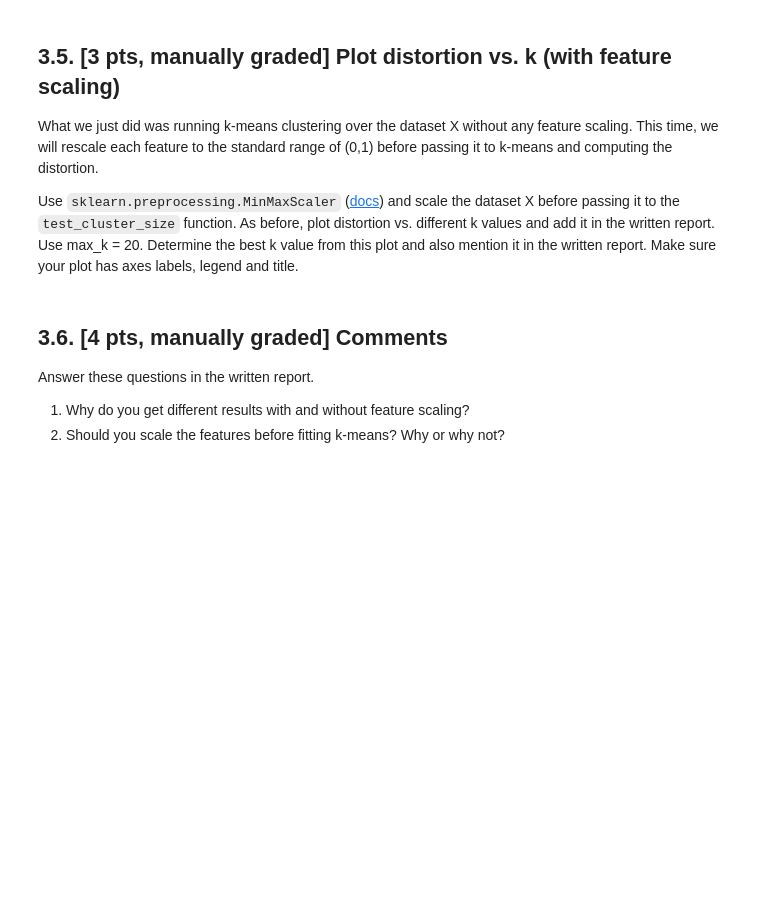
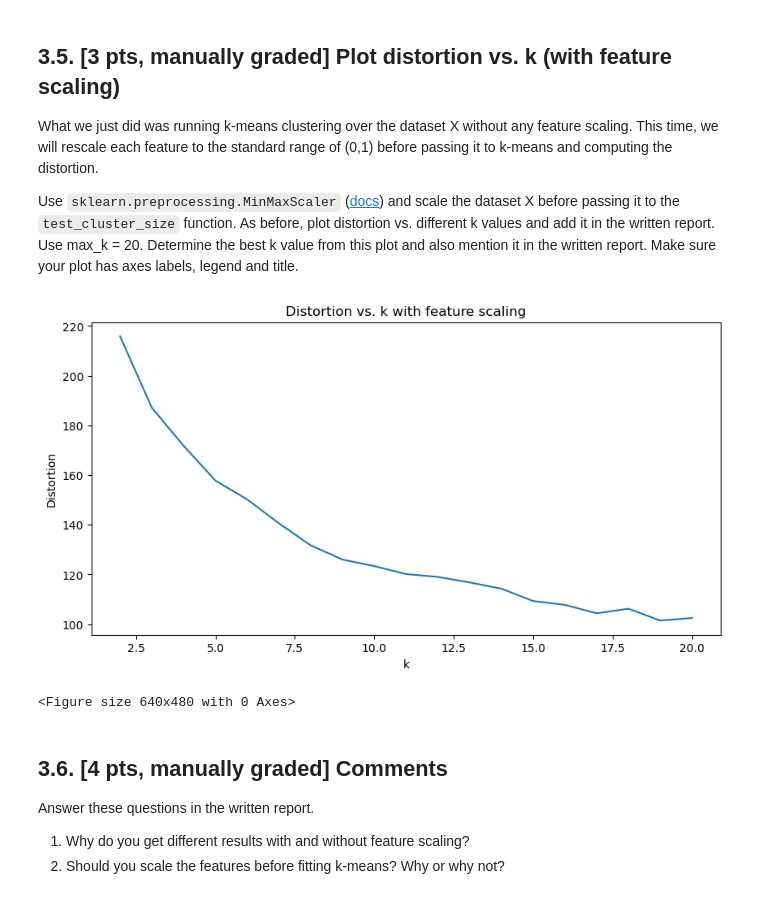
Before and after one commit to qihang-dai/Double-Machine-Learning, a Jupyter notebook: CIS519/hw4/hw4.ipynb, the cells around one changed output. Cells and saved outputs as stored; diff of their text form; code cells hidden in the pictures; blank space fills up the shorter version.

```diff
--- a/CIS519/hw4/hw4.ipynb
+++ b/CIS519/hw4/hw4.ipynb
@@ -906,3 +1028,25 @@ if NOTEBOOK:
+# %%
+if NOTEBOOK:
+    from sklearn.preprocessing import MinMaxScaler
+    ## TODO your code here ##
+    # Use min-max scaler to scale the dataset
+    scaler = MinMaxScaler()
+    scaler.fit(X)
+    X_scaled = scaler.transform(X)
+    scores = test_cluster_size(X_scaled, 20)
+
+    plt.figure(figsize=(10, 5))
+    plt.plot(range(2, 21), scores)
+    plt.xlabel('k')
+    plt.ylabel('Distortion')
+    plt.title('Distortion vs. k with feature scaling')
+    plt.show()
+    plt.savefig('distortion_vs_k_scaled.png')
+
+    ## TODO end ##
+# %% [output]
+[figure, added]
+<Figure size 640x480 with 0 Axes>
 # %% [markdown]
 ## **3.6. [4 pts, manually graded] Comments**
 
```
Also changed, not shown: parts of 34 cells of this notebook, 9 other files.
